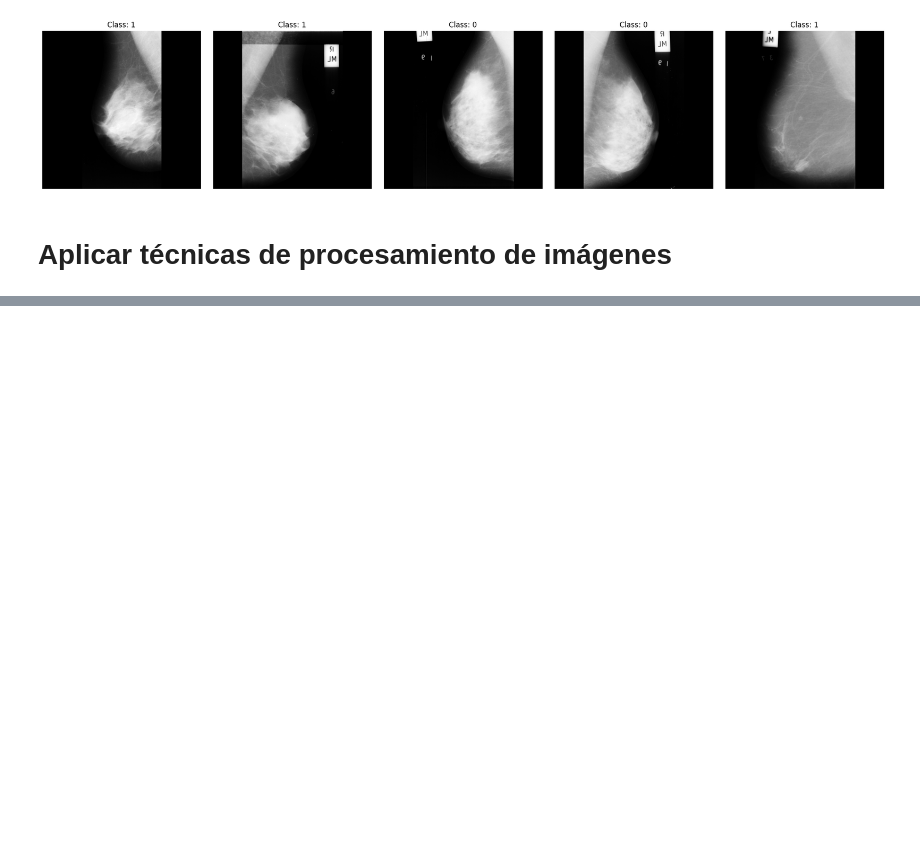
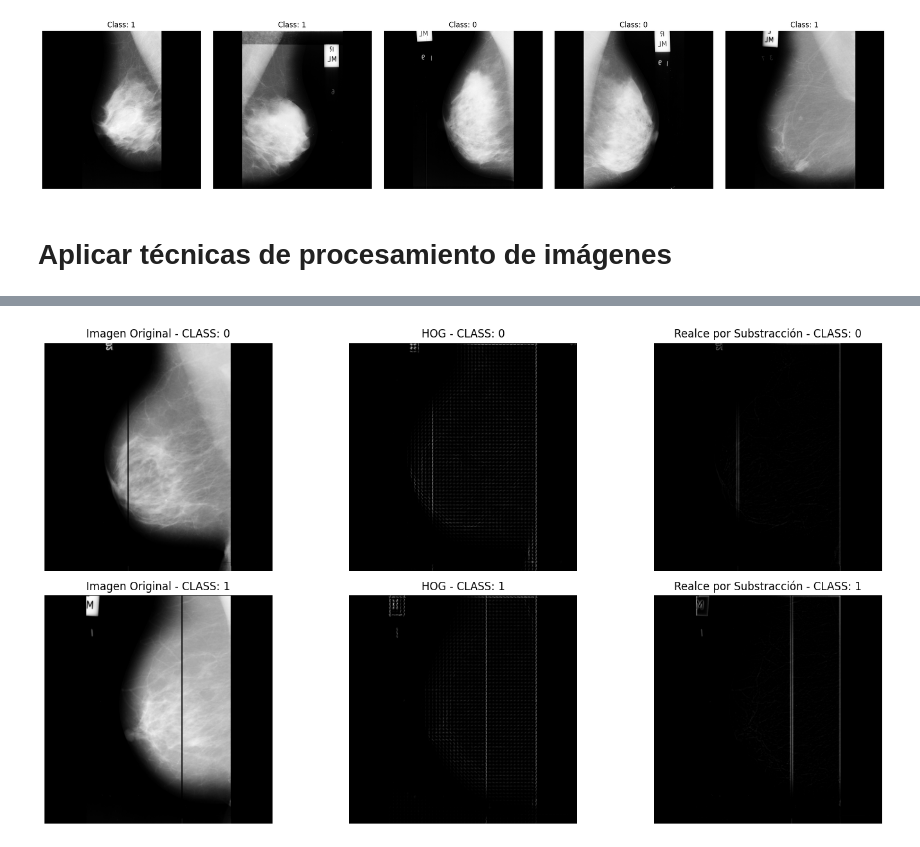
Before and after one commit to jsebastianquiroga/IMAGE_VIDEO_PROCESSING_PUJ, a Jupyter notebook: proyecto/proyecto_garcia_quiroga.ipynb, the cells around one changed output, grey strips where cells are left out. Saved outputs shown, nothing was run; the diff lists cells and outputs as text; code cells hidden in the pictures; blank space fills up the shorter version.

```diff
--- a/proyecto/proyecto_garcia_quiroga.ipynb
+++ b/proyecto/proyecto_garcia_quiroga.ipynb
@@ -225,0 +300,43 @@ plt.show()
+# %%
+import cv2
+import numpy as np
+import matplotlib.pyplot as plt
+from skimage.feature import hog
+from skimage import exposure
+
+# Mostrar las imágenes en una grilla
+fig, ax = plt.subplots(2, 3, figsize=(15, 8))
+
+def process_and_show(ax_row, image, class_label):
+
+    # La imagen original para comparación
+    ax_row[0].imshow(image, cmap='gray')
+    ax_row[0].set_title(f'Imagen Original - CLASS: {class_label}')
+    ax_row[0].axis('off')
+
+    # Histograma de Orientación Gradiente (HOG)
+    fd, hog_image = hog(image, orientations=8, pixels_per_cell=(16, 16), cells_per_block=(1, 1), visualize=True, multichannel=False)
+    hog_image_rescaled = exposure.rescale_intensity(hog_image, in_range=(0, 10))
+    ax_row[1].imshow(hog_image_rescaled, cmap='gray')
+    ax_row[1].set_title(f'HOG - CLASS: {class_label}')
+    ax_row[1].axis('off')
+
+    # Técnica de realce por substracción
+    # Técnica de realce por substracción
+    blurred = cv2.GaussianBlur(image, (21, 21), 0)
+    subtracted = cv2.subtract(image, blurred)
+
+    # Normalización para llevar los valores al rango [0, 255]
+    subtracted = cv2.normalize(subtracted, None, 0, 255, cv2.NORM_MINMAX)
+
+    ax_row[2].imshow(subtracted, cmap='gray')
+    ax_row[2].set_title(f'Realce por Substracción - CLASS: {class_label}')
+    ax_row[2].axis('off')
+
+process_and_show(ax[0], image_0, 0)
+process_and_show(ax[1], image_1, 1)
+
+plt.tight_layout()
+plt.show()
+# %% [output]
+[figure, added]
```
Also changed, not shown: parts of 3 cells of this notebook.
